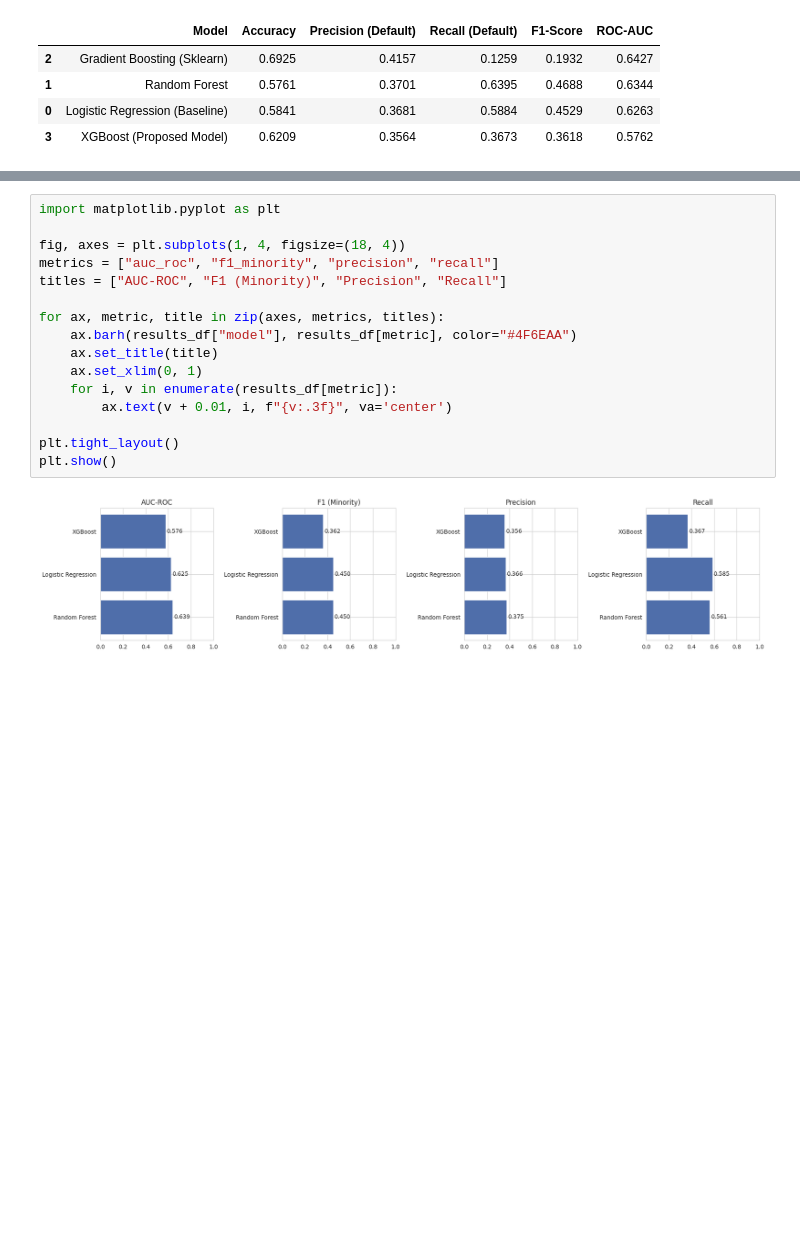
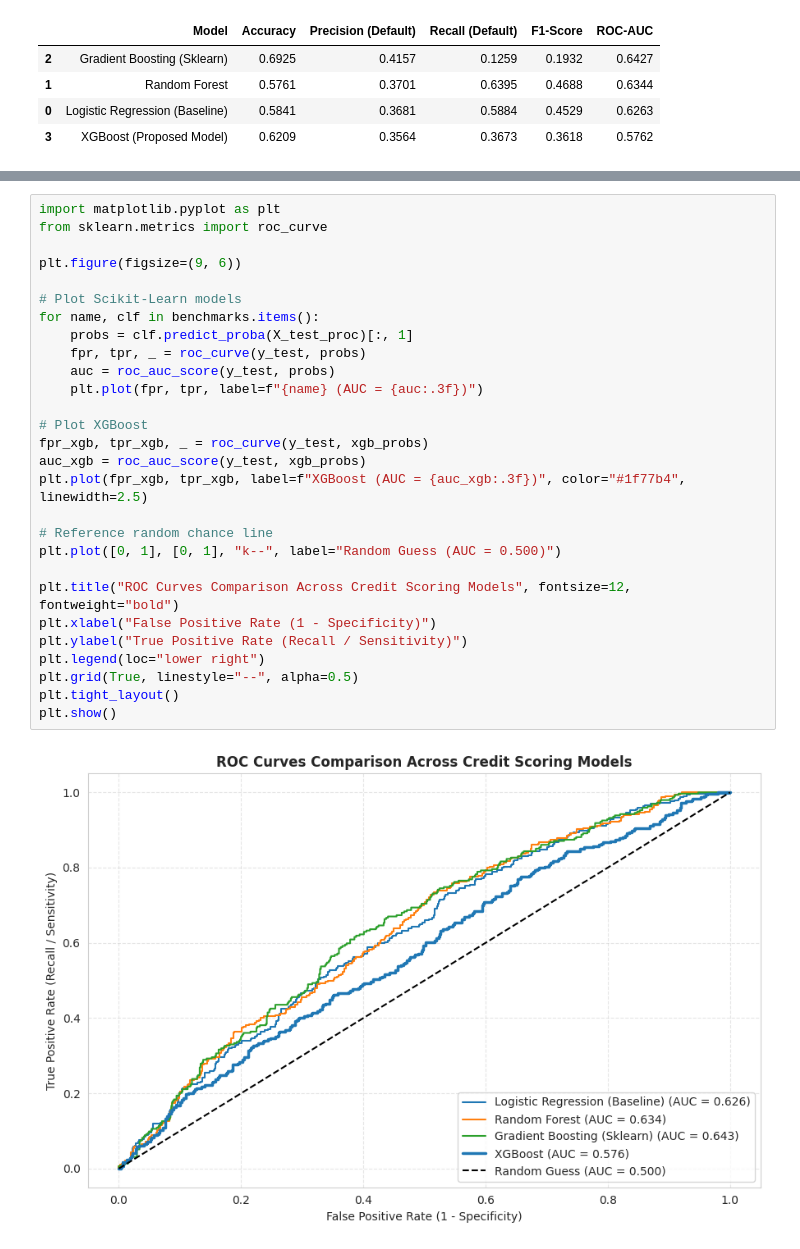
Before and after one commit to Zard3017/CreditScoring_system, a Jupyter notebook: notebooks/credit_scoring.ipynb, the cells around one changed output, grey strips where cells are left out. Saved outputs shown, nothing was run; the diff lists cells and outputs as text; blank space fills up the shorter version.

```diff
--- a/notebooks/credit_scoring.ipynb
+++ b/notebooks/credit_scoring.ipynb
@@ -1287,18 +1157,30 @@ Logistic Regression   0.6255       0.4503     0.3660  0.5850          0.05
-# %%
-import matplotlib.pyplot as plt
-
-fig, axes = plt.subplots(1, 4, figsize=(18, 4))
-metrics = ["auc_roc", "f1_minority", "precision", "recall"]
-titles = ["AUC-ROC", "F1 (Minority)", "Precision", "Recall"]
-
-for ax, metric, title in zip(axes, metrics, titles):
-    ax.barh(results_df["model"], results_df[metric], color="#4F6EAA")
-    ax.set_title(title)
-    ax.set_xlim(0, 1)
-    for i, v in enumerate(results_df[metric]):
-        ax.text(v + 0.01, i, f"{v:.3f}", va='center')
-
-plt.tight_layout()
-plt.show()
-# %% [output]
-[figure, removed]
+# %%
+import matplotlib.pyplot as plt
+from sklearn.metrics import roc_curve
+
+plt.figure(figsize=(9, 6))
+
+# Plot Scikit-Learn models
+for name, clf in benchmarks.items():
+    probs = clf.predict_proba(X_test_proc)[:, 1]
+    fpr, tpr, _ = roc_curve(y_test, probs)
+    auc = roc_auc_score(y_test, probs)
+    plt.plot(fpr, tpr, label=f"{name} (AUC = {auc:.3f})")
+
+# Plot XGBoost
+fpr_xgb, tpr_xgb, _ = roc_curve(y_test, xgb_probs)
+auc_xgb = roc_auc_score(y_test, xgb_probs)
+plt.plot(fpr_xgb, tpr_xgb, label=f"XGBoost (AUC = {auc_xgb:.3f})", color="#1f77b4", linewidth=2.5)
+
+# Reference random chance line
+plt.plot([0, 1], [0, 1], "k--", label="Random Guess (AUC = 0.500)")
+
+plt.title("ROC Curves Comparison Across Credit Scoring Models", fontsize=12, fontweight="bold")
+plt.xlabel("False Positive Rate (1 - Specificity)")
+plt.ylabel("True Positive Rate (Recall / Sensitivity)")
+plt.legend(loc="lower right")
+plt.grid(True, linestyle="--", alpha=0.5)
+plt.tight_layout()
+plt.show()
+# %% [output]
+[figure, added]
```
Also changed, not shown: parts of 4 cells of this notebook.
